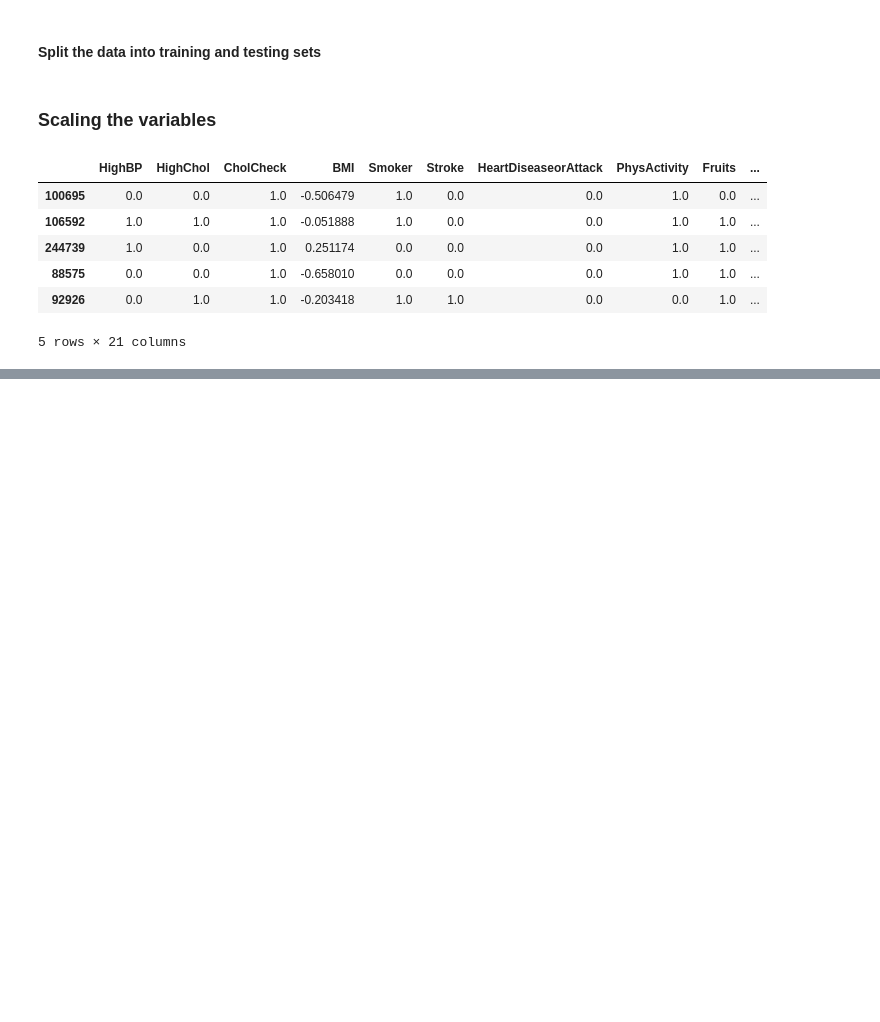
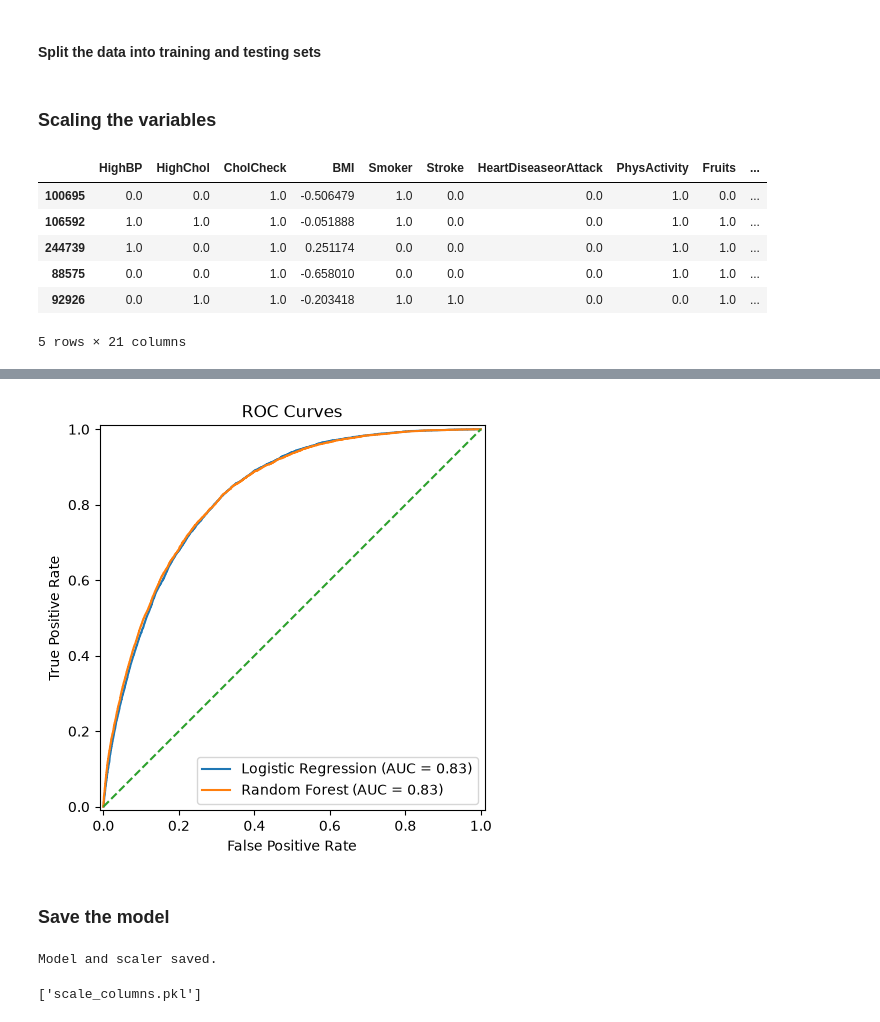
Before and after one commit to Yvesangwa/AI_labs, a Jupyter notebook: Final_project/Predicting_Diabetes_Status.ipynb, the cells around one changed output, grey strips where cells are left out. Drawn from its saved outputs; the diff is of its cells as text; code cells hidden in the pictures; blank space fills up the shorter version.

```diff
--- a/Final_project/Predicting_Diabetes_Status.ipynb
+++ b/Final_project/Predicting_Diabetes_Status.ipynb
@@ -371,0 +692,45 @@ X_train.head()
+# %%
+
+plt.figure(figsize=(7, 5))
+
+RocCurveDisplay.from_predictions(
+    y_test,
+    y_prob_log,
+    name='Logistic Regression',
+    ax=plt.gca()
+)
+
+RocCurveDisplay.from_predictions(
+    y_test,
+    y_prob_rf,
+    name='Random Forest',
+    ax=plt.gca()
+)
+
+plt.plot([0, 1], [0, 1], '--')
+
+plt.title('ROC Curves')
+plt.xlabel('False Positive Rate')
+plt.ylabel('True Positive Rate')
+
+plt.show()
+# %% [output]
+[figure, added]
+# %% [markdown]
+### **Save the model**
+# %%
+import joblib
+
+joblib.dump(best_rf, "diabetes_model.pkl")
+joblib.dump(scaler, "scaler.pkl")
+
+print("Model and scaler saved.")
+# %% [output]
+Model and scaler saved.
+# %%
+## Save the features information
+
+joblib.dump(list(X.columns), "feature_columns.pkl")
+joblib.dump(scale_cols, "scale_columns.pkl")
+# %% [output]
+['scale_columns.pkl']
```
Also changed, not shown: parts of 31 cells of this notebook, 5 other files.
